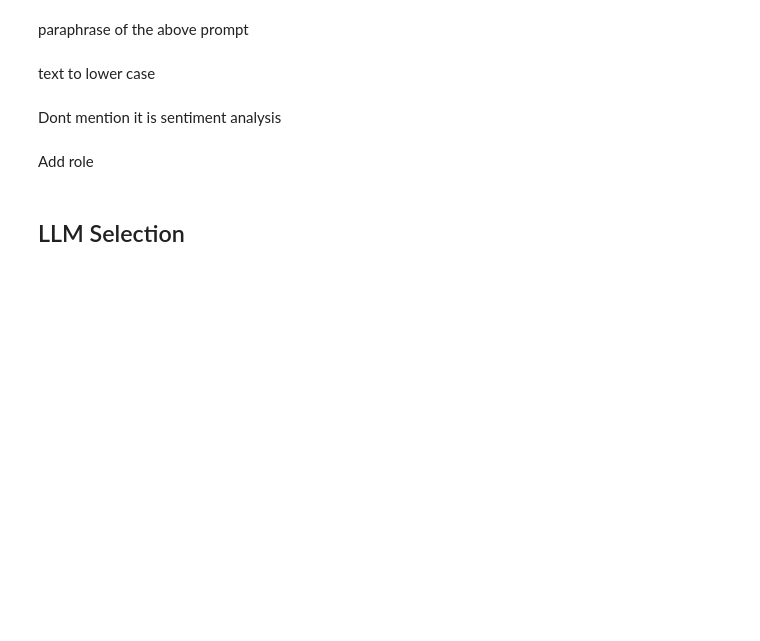
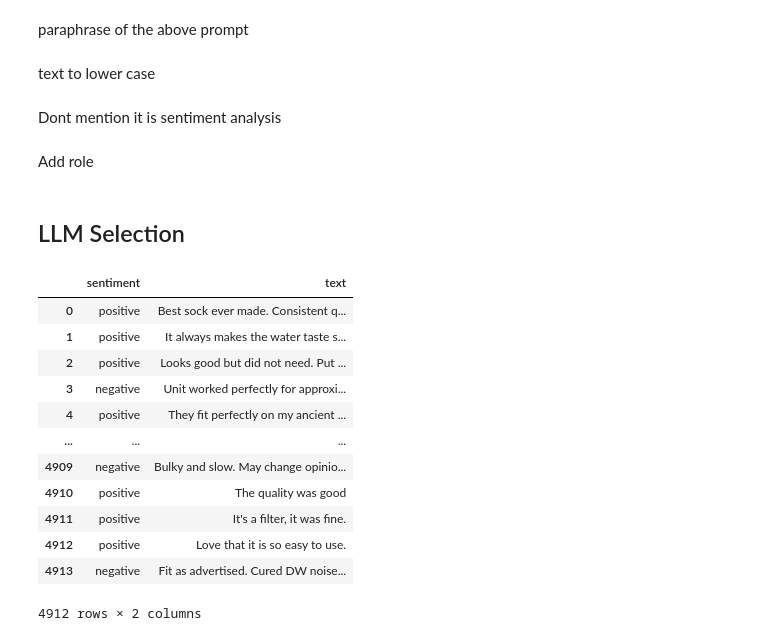
Before and after one commit to ngnma/Sentiment-Analysis-Logistic-Regression-vs-LLMs, a Jupyter notebook: notebooks/GPT.ipynb, the cells around one changed output. Drawn from its saved outputs; the diff is of its cells as text; code cells hidden in the pictures; blank space fills up the shorter version.

```diff
--- a/notebooks/GPT.ipynb
+++ b/notebooks/GPT.ipynb
@@ -45,13 +45,13 @@ results_df = pd.DataFrame(columns=["prompt_template", "accuracy", "F1_score"])
 model_name = "google/flan-t5-small"
 # %%
 # Load the dataset
-train = pd.read_csv('data/6/train.csv')
+train = pd.read_csv('data/inputs/train.csv')
 train.drop(columns=['data_id'], inplace=True)
 train.dropna(inplace=True)
 
-# valid = pd.read_csv('data/6/valid.csv')
-# valid.drop(columns=['data_id'], inplace=True)
-# valid.dropna(inplace=True)
+valid = pd.read_csv('data/inputs/valid.csv')
+valid.drop(columns=['data_id'], inplace=True)
+valid.dropna(inplace=True)
 # %%
 train_df, samples_df = train.iloc[:500].copy(), train.iloc[1000:2000].copy()
 train_df.shape, samples_df.shape
@@ -922,3 +922,19 @@ print(results_df)
 results_df
 # %%
 valid_df = train_df.head(10).copy()
+# %%
+train
+# %% [output]
+|  | sentiment | text |
+| 0 | positive | Best sock ever made. Consistent q... |
+| 1 | positive | It always makes the water taste s... |
+| 2 | positive | Looks good but did not need. Put ... |
+| 3 | negative | Unit worked perfectly for approxi... |
+| 4 | positive | They fit perfectly on my ancient ... |
+| ... | ... | ... |
+| 4909 | negative | Bulky and slow. May change opinio... |
+| 4910 | positive | The quality was good |
+| 4911 | positive | It's a filter, it was fine. |
+| 4912 | positive | Love that it is so easy to use. |
+| 4913 | negative | Fit as advertised. Cured DW noise... |
+4912 rows × 2 columns
```
Also changed, not shown: parts of 3 cells of this notebook, 5 other files.
